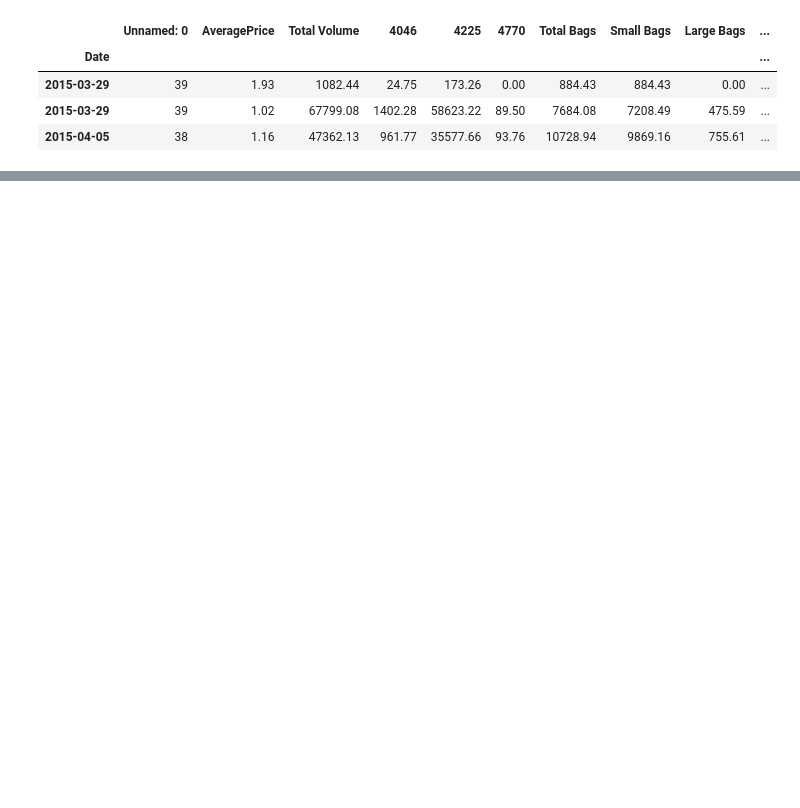
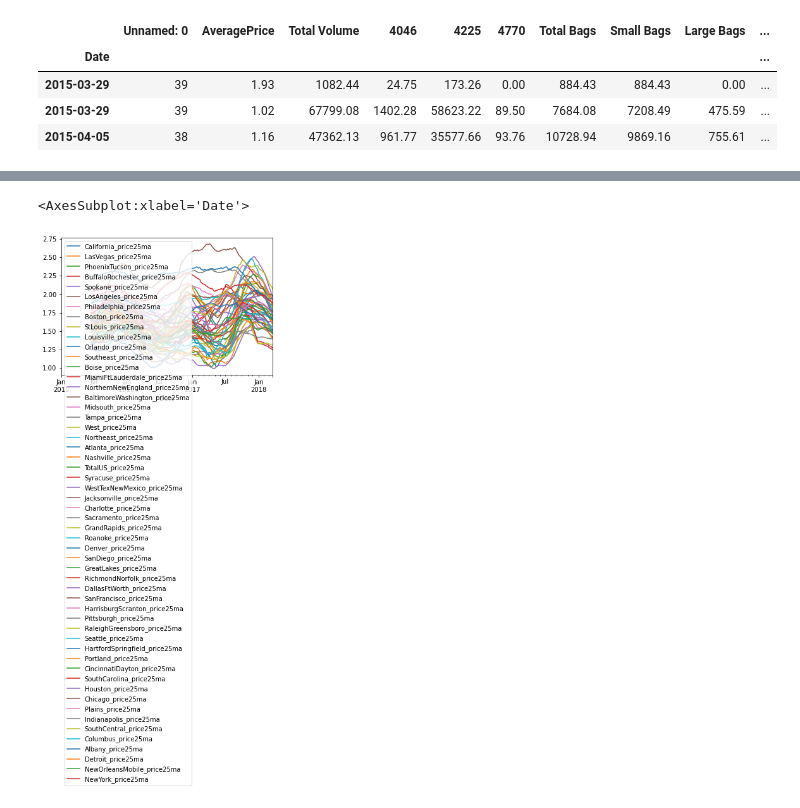
Before and after one commit to leonidasprado/LearningPandas, a Jupyter notebook: pandas2.ipynb, the cells around one changed output, grey strips where cells are left out. Saved outputs shown, nothing was run; the diff lists cells and outputs as text; code cells hidden in the pictures; blank space fills up the shorter version.

Commit message:
more pandas exercises

```diff
--- a/pandas2.ipynb
+++ b/pandas2.ipynb
@@ -102,0 +231,29 @@ albany_df['price25ma'] = albany_df['AveragePrice'].rolling(25).mean()
+# %%
+import pandas as pd
+
+df = pd.read_csv("avocado.csv")
+
+df = df.copy()[df['type']=="organic"]
+df["Date"]=pd.to_datetime(df["Date"])
+
+df.sort_values(by="Date", ascending=True, inplace=True)
+
+#df.head()
+
+graph_df = pd.DataFrame()
+
+for region in df['region'].unique():
+    print(region)
+    region_df = df.copy()[df['region']==region]
+    region_df.set_index("Date", inplace=True)
+    region_df.sort_index(inplace=True)
+    region_df[f'{region}_price25ma'] = region_df['AveragePrice'].rolling(25).mean()
+
+    if graph_df.empty:
+        print("empty")
+        graph_df = region_df[[f'{region}_price25ma']] #two brackets so it becomes a dataframe. with one bracket
+        #it returns only a series. dataframes have two brackets
+    else:
+        print("else")
+        graph_df = graph_df.join(region_df[f'{region}_price25ma'])
+graph_df.tail()
@@ -102,0 +286,5 @@ albany_df['price25ma'] = albany_df['AveragePrice'].rolling(25).mean()
+# %%
+graph_df.plot()
+# %% [output]
+<AxesSubplot:xlabel='Date'>
+[figure, added]
```
Also changed, not shown: parts of 13 cells of this notebook.
